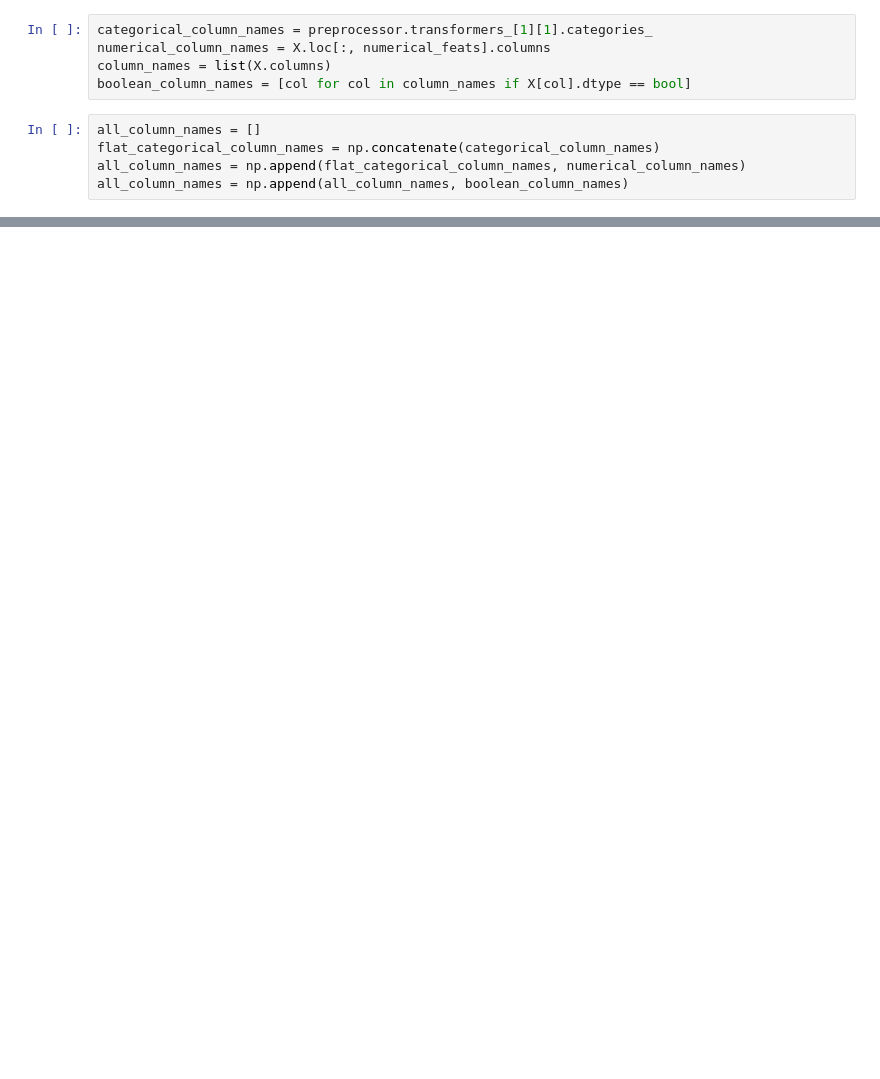
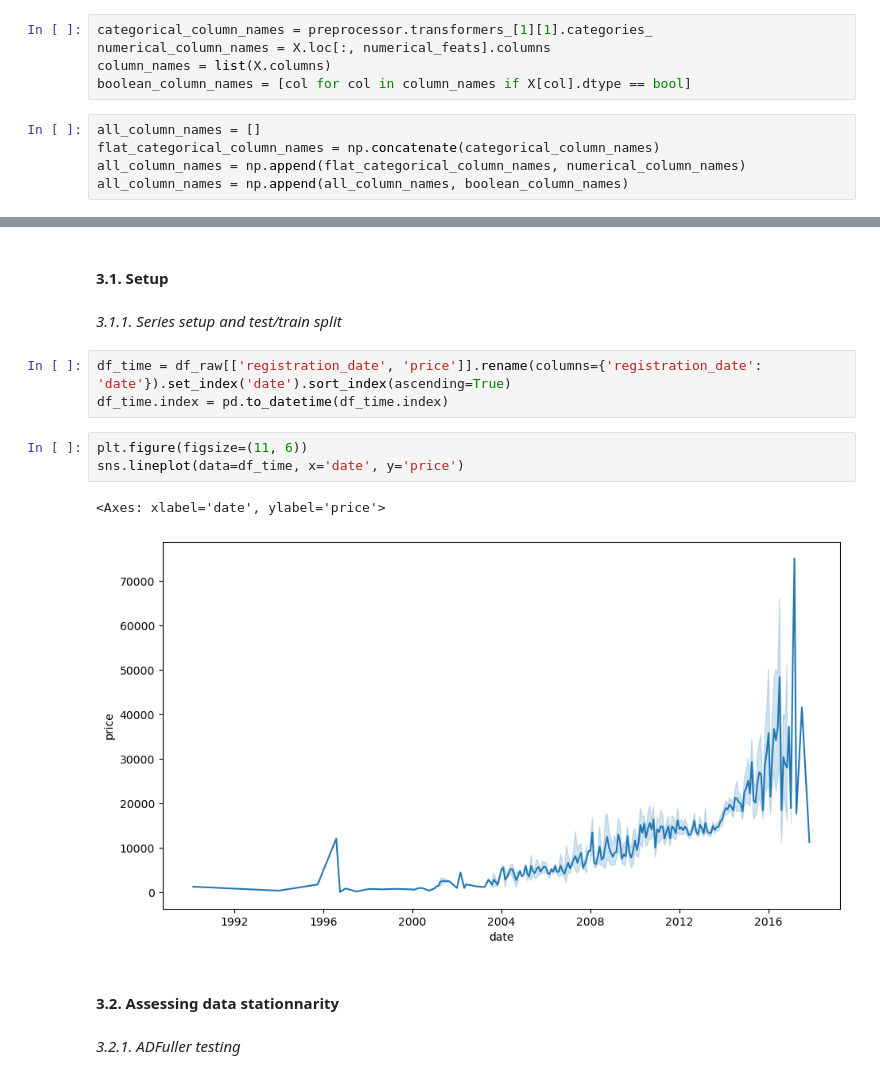
Before and after one commit to Mauvois/checkpoint_1, a Jupyter notebook: checkpoint1_MAUVOIS.ipynb, the cells around one changed output, grey strips where cells are left out. Saved outputs shown, nothing was run; the diff lists cells and outputs as text; blank space fills up the shorter version.

```diff
--- a/checkpoint1_MAUVOIS.ipynb
+++ b/checkpoint1_MAUVOIS.ipynb
@@ -481,0 +448,17 @@ sns.catplot(x="feature_names",
+# %% [markdown]
+#### 3.1. Setup
+# %% [markdown]
+_3.1.1. Series setup and test/train split_
+# %%
+df_time = df_raw[['registration_date', 'price']].rename(columns={'registration_date': 'date'}).set_index('date').sort_index(ascending=True)
+df_time.index = pd.to_datetime(df_time.index)
+# %%
+plt.figure(figsize=(11, 6))
+sns.lineplot(data=df_time, x='date', y='price')
+# %% [output]
+<Axes: xlabel='date', ylabel='price'>
+[figure, added]
+# %% [markdown]
+#### 3.2. Assessing data stationnarity
+# %% [markdown]
+_3.2.1. ADFuller testing_
```
Also changed, not shown: parts of 46 cells of this notebook.
